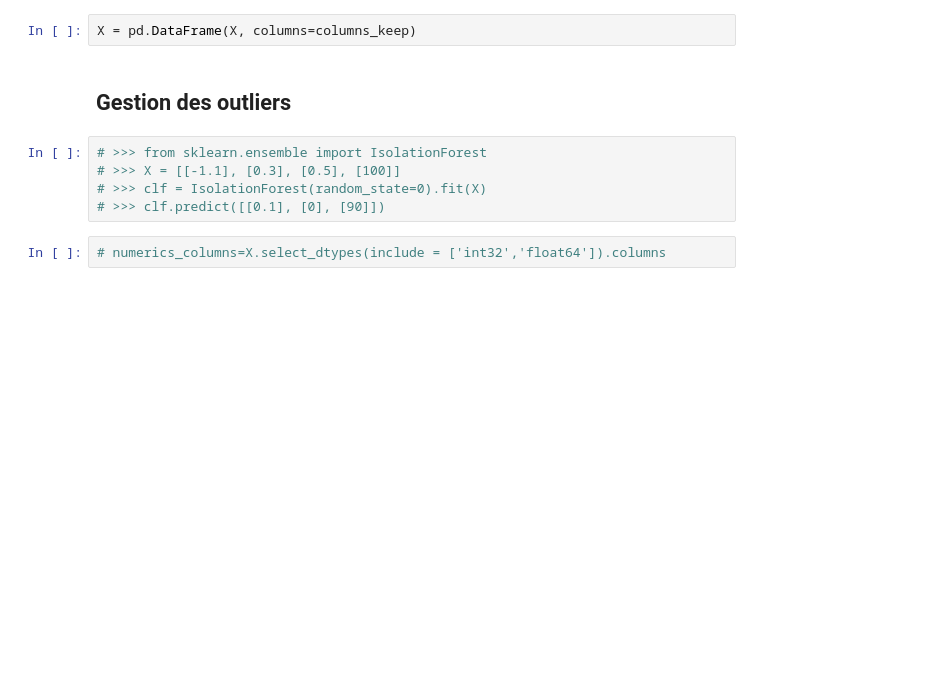
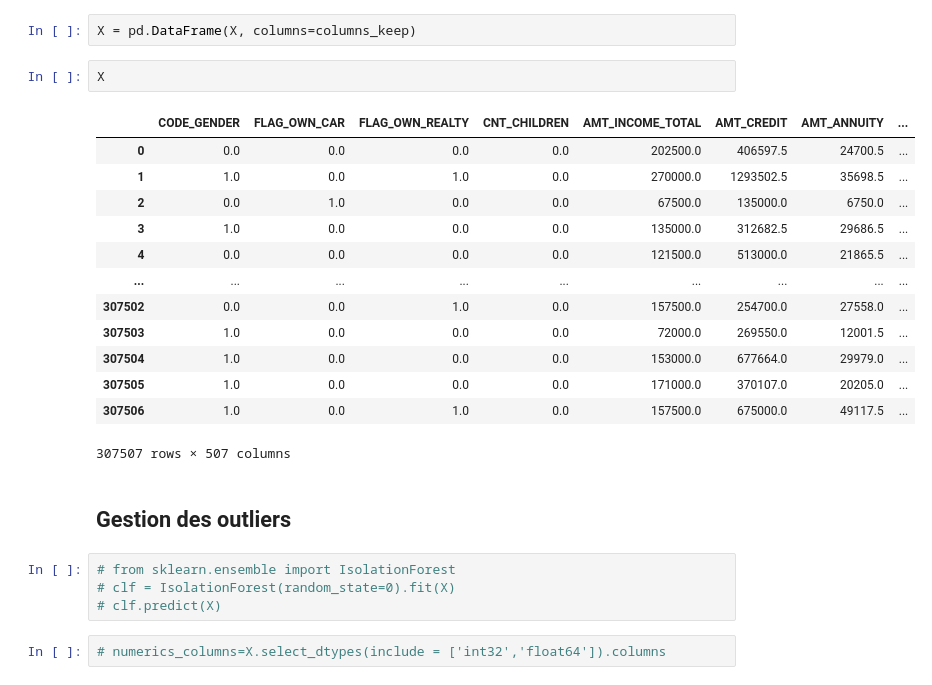
Before and after one commit to NOMEZA/projet_7_repository, a Jupyter notebook: python_preprocessing/preprocessing_data (1).ipynb, the cells around one changed output. Saved outputs shown, nothing was run; the diff lists cells and outputs as text; blank space fills up the shorter version.

```diff
--- a/python_preprocessing/preprocessing_data (1).ipynb
+++ b/python_preprocessing/preprocessing_data (1).ipynb
@@ -92,13 +94,28 @@ columns_keep = X.columns
 X = imputer.fit_transform(X)
 # %%
 X = pd.DataFrame(X, columns=columns_keep)
+# %%
+X
+# %% [output]
+|  | CODE_GENDER | FLAG_OWN_CAR | FLAG_OWN_REALTY | CNT_CHILDREN | AMT_INCOME_TOTAL | AMT_CREDIT | AMT_ANNUITY | ... |
+| 0 | 0.0 | 0.0 | 0.0 | 0.0 | 202500.0 | 406597.5 | 24700.5 | ... |
+| 1 | 1.0 | 0.0 | 1.0 | 0.0 | 270000.0 | 1293502.5 | 35698.5 | ... |
+| 2 | 0.0 | 1.0 | 0.0 | 0.0 | 67500.0 | 135000.0 | 6750.0 | ... |
+| 3 | 1.0 | 0.0 | 0.0 | 0.0 | 135000.0 | 312682.5 | 29686.5 | ... |
+| 4 | 0.0 | 0.0 | 0.0 | 0.0 | 121500.0 | 513000.0 | 21865.5 | ... |
+| ... | ... | ... | ... | ... | ... | ... | ... | ... |
+| 307502 | 0.0 | 0.0 | 1.0 | 0.0 | 157500.0 | 254700.0 | 27558.0 | ... |
+| 307503 | 1.0 | 0.0 | 0.0 | 0.0 | 72000.0 | 269550.0 | 12001.5 | ... |
+| 307504 | 1.0 | 0.0 | 0.0 | 0.0 | 153000.0 | 677664.0 | 29979.0 | ... |
+| 307505 | 1.0 | 0.0 | 0.0 | 0.0 | 171000.0 | 370107.0 | 20205.0 | ... |
+| 307506 | 1.0 | 0.0 | 1.0 | 0.0 | 157500.0 | 675000.0 | 49117.5 | ... |
+307507 rows × 507 columns
 # %% [markdown]
 ## Gestion des outliers
 # %%
-# >>> from sklearn.ensemble import IsolationForest
-# >>> X = [[-1.1], [0.3], [0.5], [100]]
-# >>> clf = IsolationForest(random_state=0).fit(X)
-# >>> clf.predict([[0.1], [0], [90]])
+# from sklearn.ensemble import IsolationForest
+# clf = IsolationForest(random_state=0).fit(X)
+# clf.predict(X)
 # %%
 # numerics_columns=X.select_dtypes(include = ['int32','float64']).columns
 # %%
```
Also changed, not shown: parts of 3 cells of this notebook, 8 other files.
